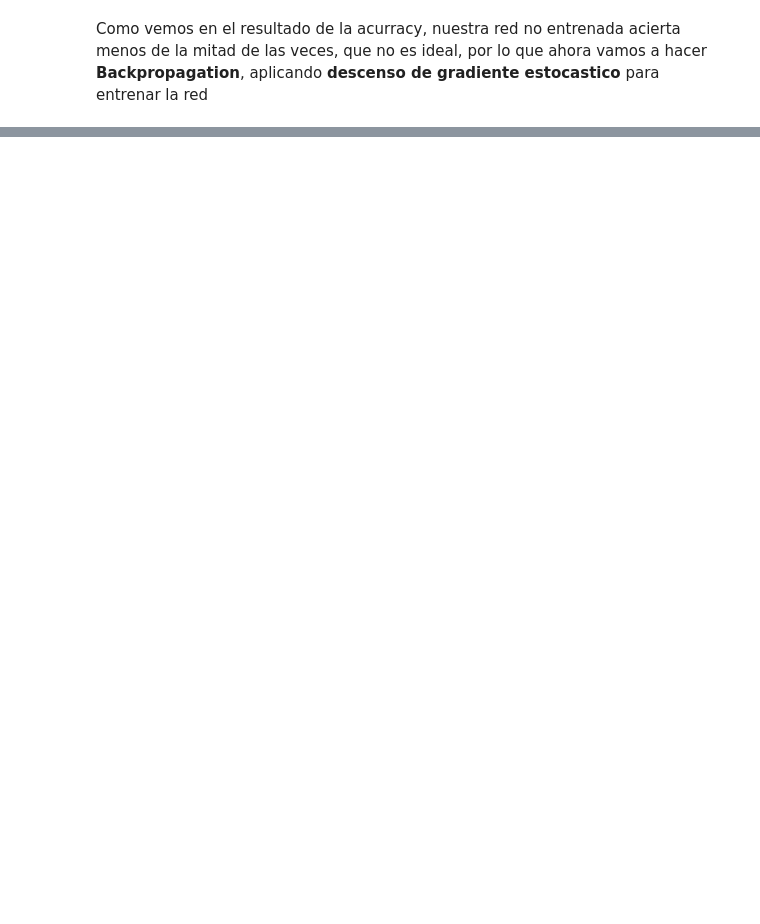
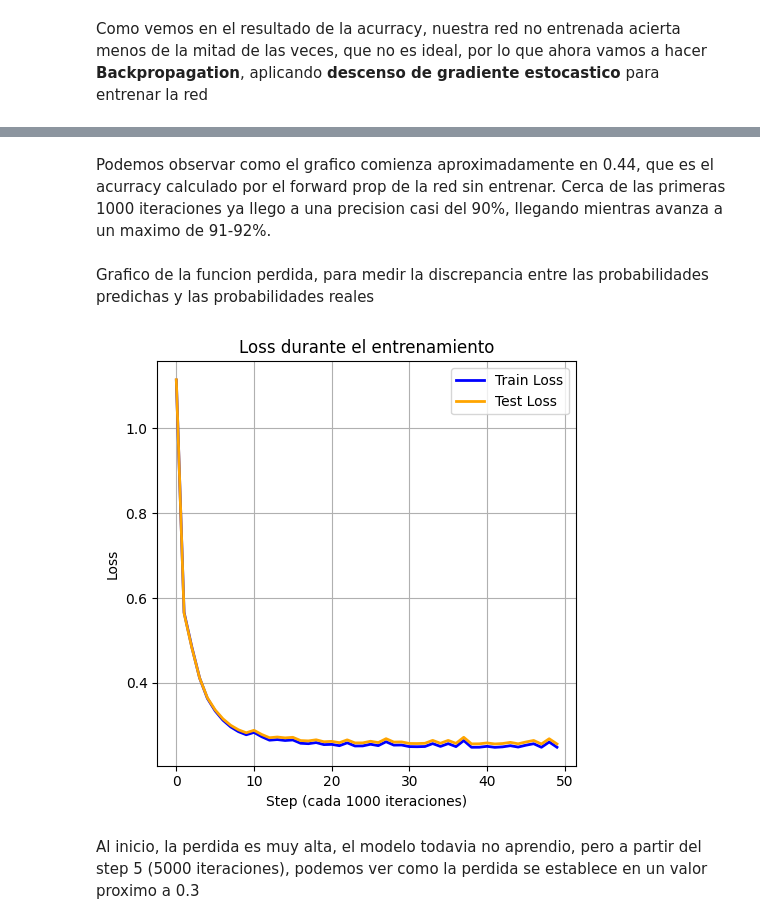
Before and after one commit to LeanSChavez/TP_FINAL_MATE3, a Jupyter notebook: TP_Final.ipynb, the cells around one changed output, grey strips where cells are left out. Cells and saved outputs as stored; diff of their text form; code cells hidden in the pictures; blank space fills up the shorter version.

```diff
--- a/TP_Final.ipynb
+++ b/TP_Final.ipynb
@@ -212,0 +291,20 @@ ACCURACY:  0.9036877455328856
+# %% [markdown]
+Podemos observar como el grafico comienza aproximadamente en 0.44, que es el acurracy calculado por el forward prop de la red sin entrenar. Cerca de las primeras 1000 iteraciones ya llego a una precision casi del 90%, llegando mientras avanza a un maximo de 91-92%.
+# %% [markdown]
+Grafico de la funcion perdida, para medir la discrepancia entre las probabilidades predichas y las probabilidades reales
+# %%
+plt.figure(figsize=(5,5))
+plt.plot(loss_train_list, label='Train Loss', color='blue', lw=2)  # Grafica la pérdida del entrenamiento
+plt.plot(loss_test_list, label='Test Loss', color='orange', lw=2)  # Grafica la pérdida del test
+
+plt.title('Loss durante el entrenamiento')
+plt.xlabel('Step (cada 1000 iteraciones)')
+plt.ylabel('Loss')
+plt.legend()
+plt.grid(True)
+plt.tight_layout()
+plt.show()
+# %% [output]
+[figure, added]
+# %% [markdown]
+Al inicio, la perdida es muy alta, el modelo todavia no aprendio, pero a partir del step 5 (5000 iteraciones), podemos ver como la perdida se establece en un valor proximo a 0.3
```
Also changed, not shown: parts of 11 cells of this notebook.
